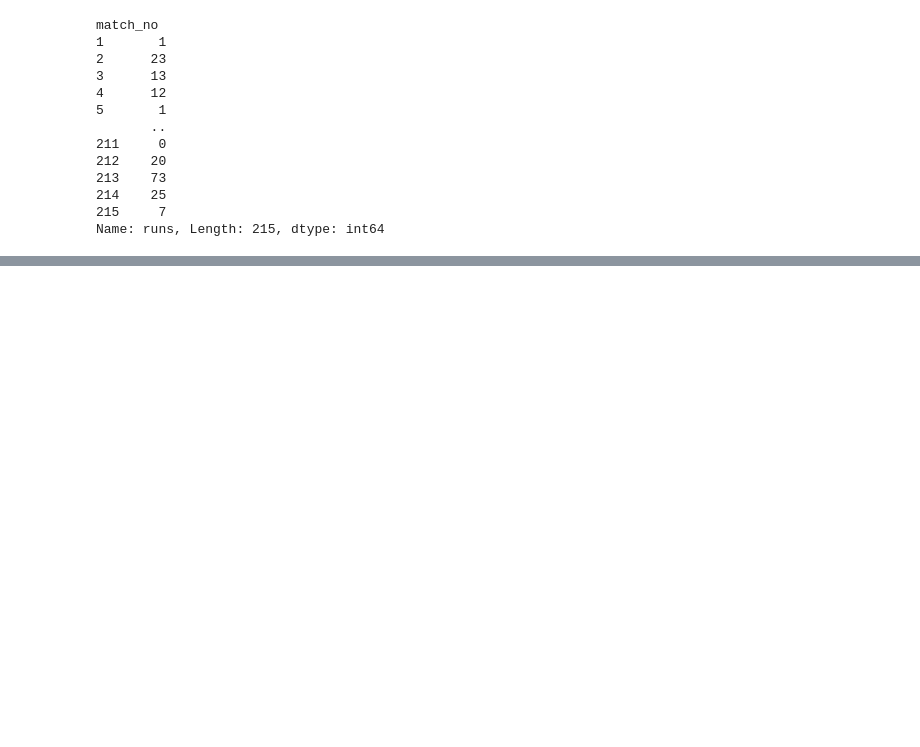
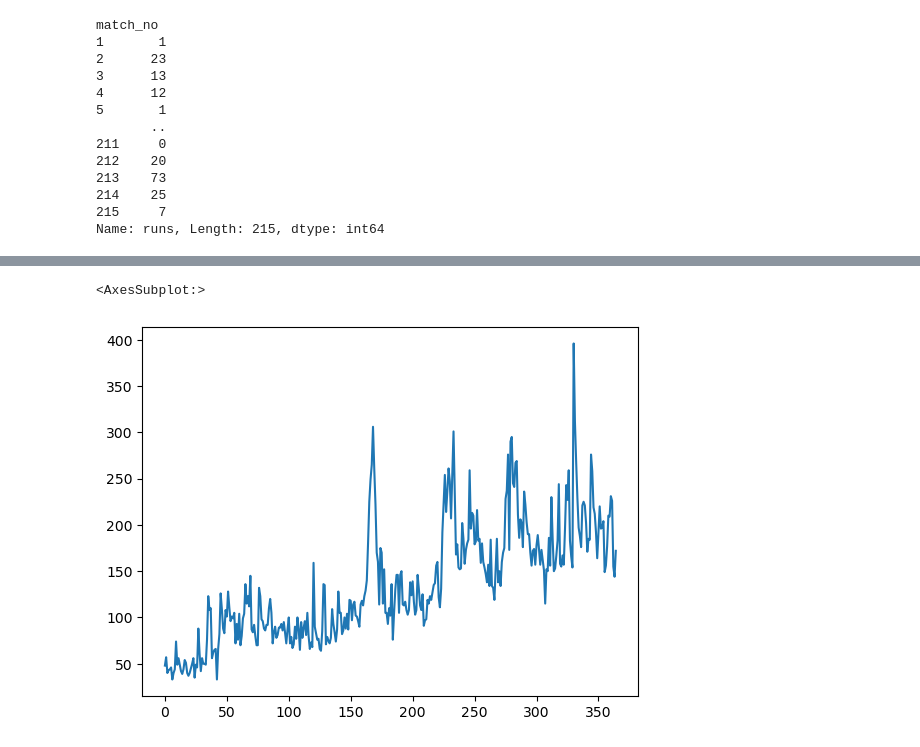
Before and after one commit to suryanshx25/DSMP, a Jupyter notebook: Pandas/Pandas.ipynb, the cells around one changed output, grey strips where cells are left out. Cells and saved outputs as stored; diff of their text form; code cells hidden in the pictures; blank space fills up the shorter version.

```diff
--- a/Pandas/Pandas.ipynb
+++ b/Pandas/Pandas.ipynb
@@ -131,0 +381,5 @@ Name: runs, Length: 215, dtype: int64
+# %%
+subs.plot()
+# %% [output]
+<AxesSubplot:>
+[figure, added]
```
Also changed, not shown: parts of 28 cells of this notebook.
